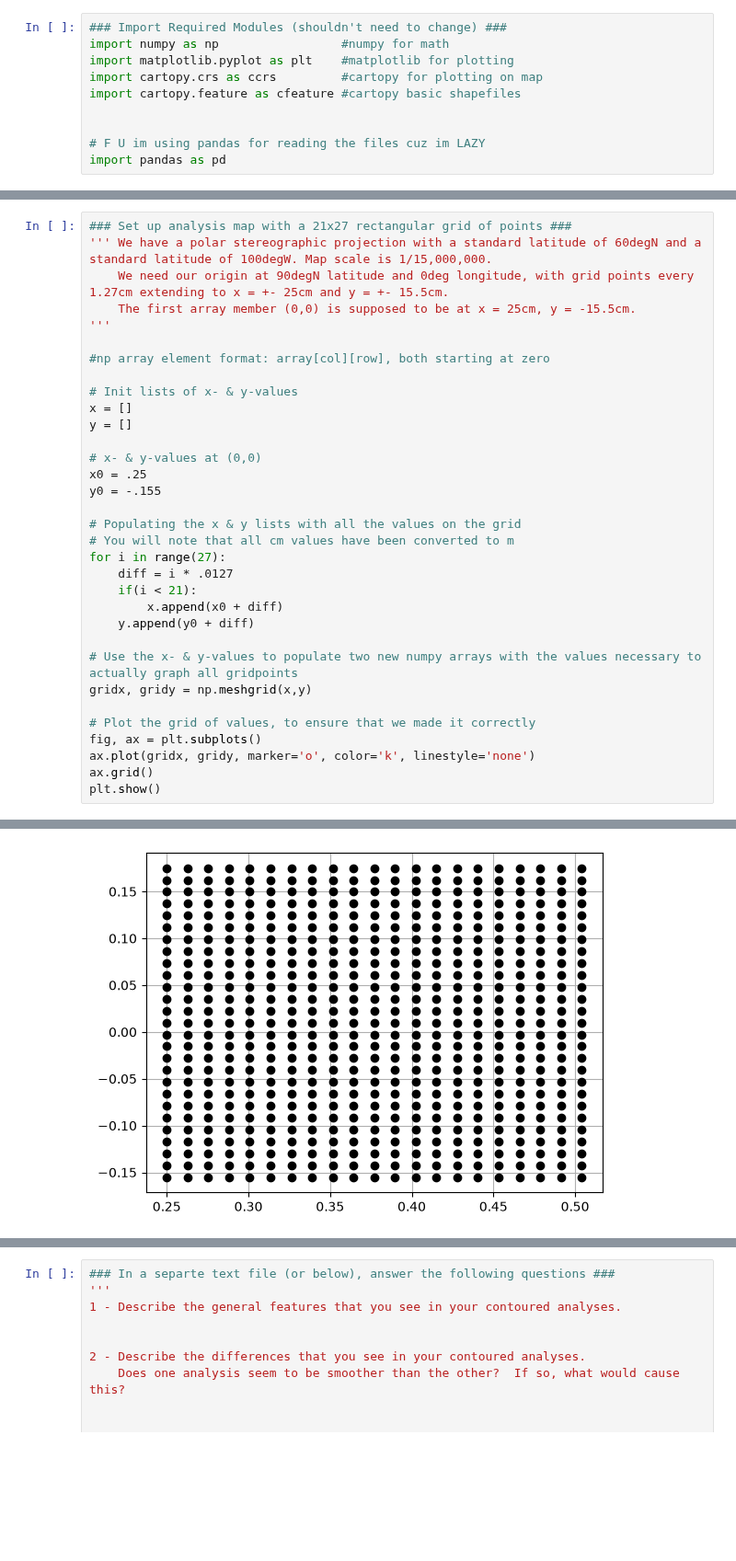
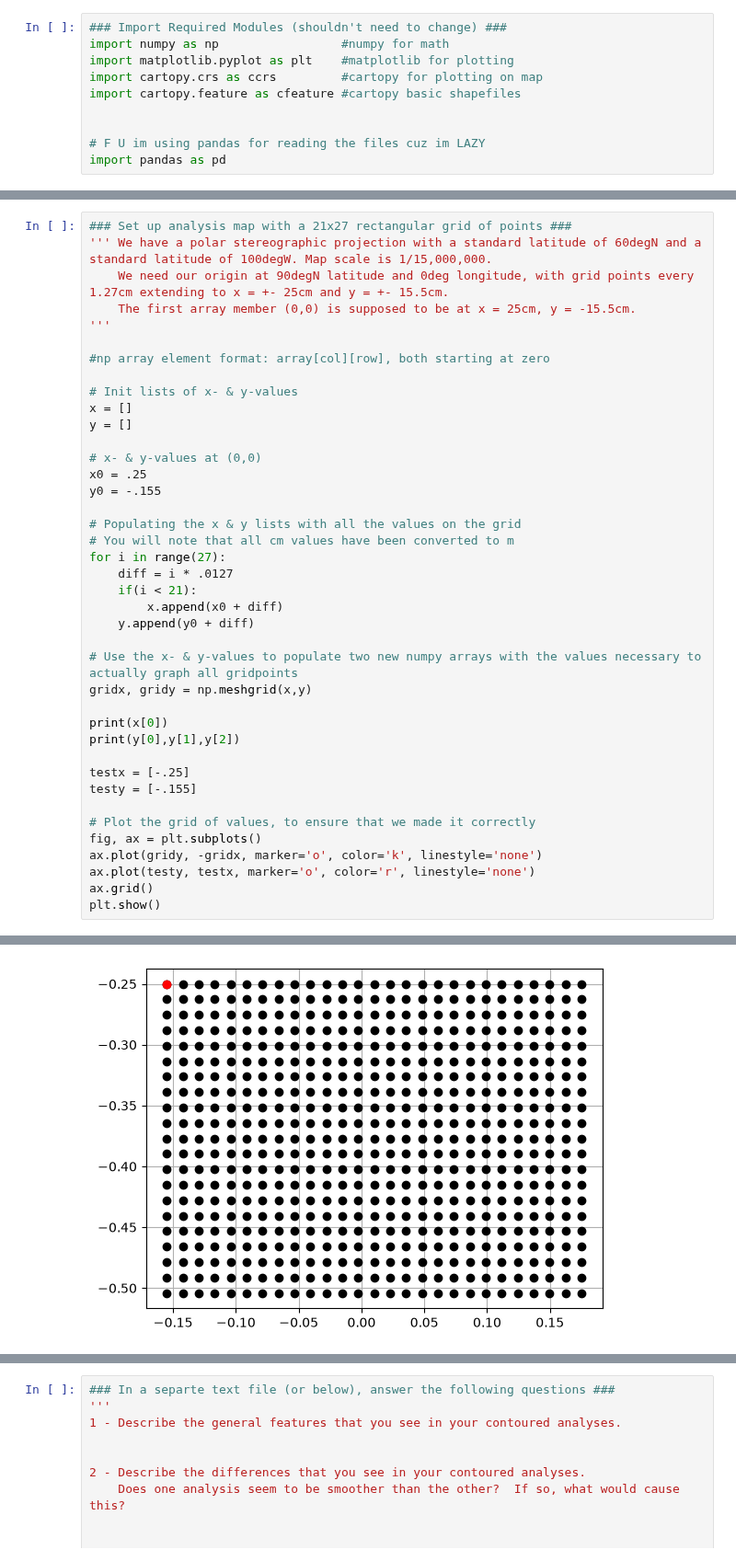
Before and after one commit to Old-World-Yew/ATSC528, a Jupyter notebook: 2-Function_Fitting/function_fitting.ipynb, the cells around one changed output, grey strips where cells are left out. Shown at 92% size. Cells and saved outputs as stored; diff of their text form; blank space fills up the shorter version.

```diff
--- a/2-Function_Fitting/function_fitting.ipynb
+++ b/2-Function_Fitting/function_fitting.ipynb
@@ -77,9 +81,16 @@ for i in range(27):
 # Use the x- & y-values to populate two new numpy arrays with the values necessary to actually graph all gridpoints
 gridx, gridy = np.meshgrid(x,y)
 
+print(x[0])
+print(y[0],y[1],y[2])
+
+testx = [-.25]
+testy = [-.155]
+
 # Plot the grid of values, to ensure that we made it correctly
 fig, ax = plt.subplots()
-ax.plot(gridx, gridy, marker='o', color='k', linestyle='none')
+ax.plot(gridy, -gridx, marker='o', color='k', linestyle='none')
+ax.plot(testy, testx, marker='o', color='r', linestyle='none')
 ax.grid()
 plt.show()
 # %% [output]
@@ -86,4 +99,4 @@ plt.show()
-[figure, old version]
+[figure, new version]
 # %%
 ### convert obs lat/long to x,y (may want to plot on your analysis grid to verify)###
 
```
Also changed, not shown: parts of 9 cells of this notebook, 1 other file.
